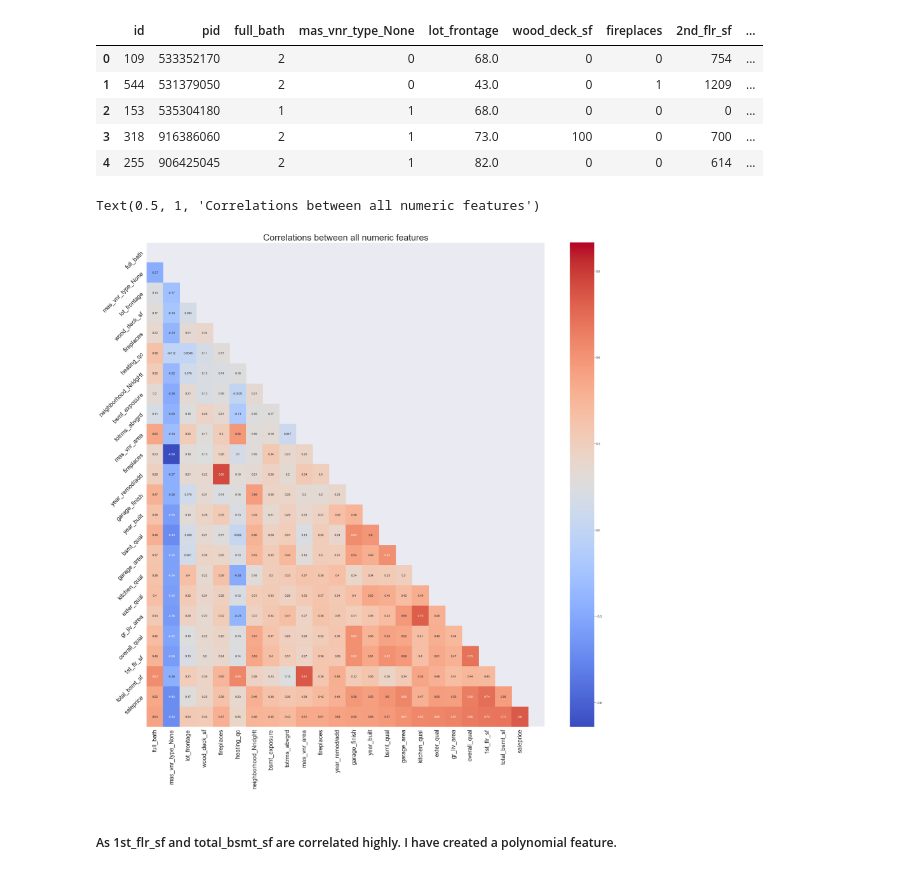
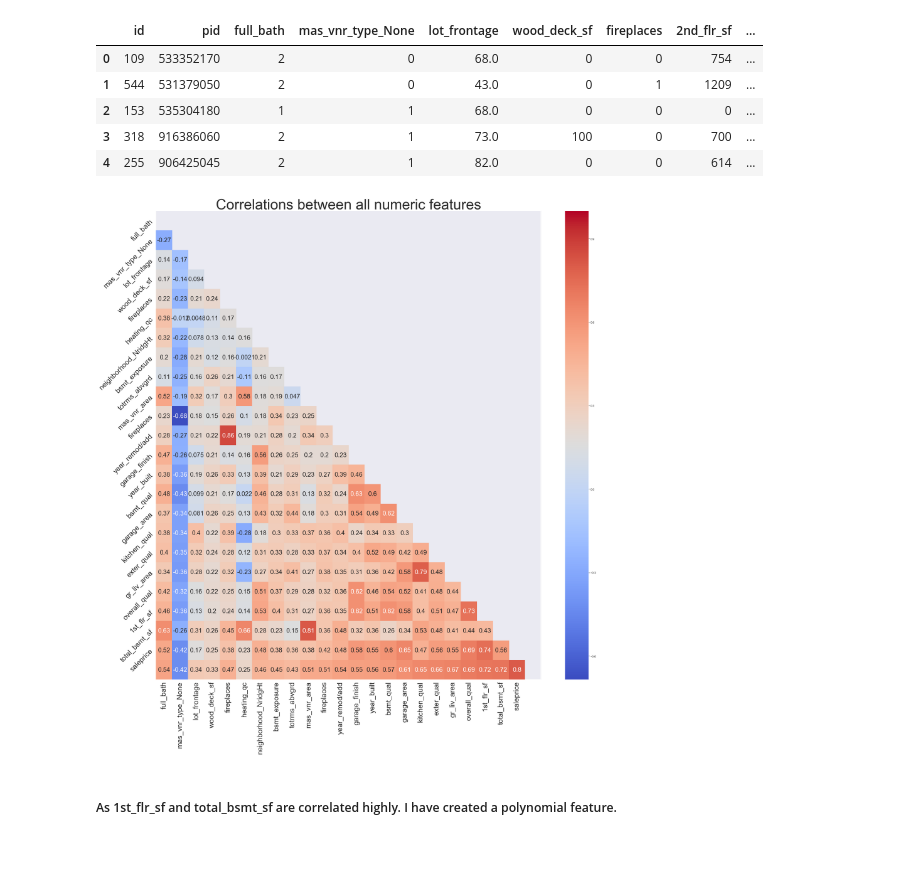
Before and after one commit to Abikannappan/AMES_HouseSalePricePrediction, a Jupyter notebook: Ames Housing Data - Predicting Sales Price.ipynb, the cells around one changed output. Cells and saved outputs as stored; diff of their text form; code cells hidden in the pictures.

```diff
--- a/Ames Housing Data - Predicting Sales Price.ipynb
+++ b/Ames Housing Data - Predicting Sales Price.ipynb
@@ -173,16 +173,17 @@ df.head()
 df['lot_shape']=df['lot_shape'].map({'IR1':1,'IR2':2,'IR3':3,'Reg':4})
 df['utilities']=df['utilities'].map({'AllPub':4,'NoSewr':3, 'NoSeWa':2,'ELO':1})
 df['land_slope']=df['land_slope'].map({'Gtl':1,'Mod':2,'Sev':3})
-
 df['electrical']=df['electrical'].map({'SBrkr':1,'FuseA':2,'FuseF':3,'FuseP':4,'Mix':5})
-df['functional']=df['functional'].map({'Typ':8,'Min1':7,'Min2':6,'Mod':5,'Maj1':4,'Maj2':3,'Sev':2,'Sal':1})
 df['garage_finish']=df['garage_finish'].map({'Fin':3,'RFn':2,'Unf':1,np.nan:0})
 df['paved_drive']=df['paved_drive'].map({'Y':3, 'P':2,'N':1})
 df['fence']=df['fence'].map({'GdPrv':4,'MnPrv':3,'GdWo':2,'MnWw':1,np.nan:0})
 df['bsmt_exposure']=df['bsmt_exposure'].map({'Gd':4,'Av':3,'Mn':2,'No':1,np.nan:0})
+df['functional']=df['functional'].map({'Typ':8,'Min1':7,'Min2':6,'Mod':5,'Maj1':4,'Maj2':3,'Sev':2,
+                                       'Sal':1})
 # %%
 dict1 = {'Ex':5,'Gd':4, 'TA':3,'Fa':2,'Po':1,np.nan:0}
-for col1 in ['exter_qual', 'exter_cond', 'bsmt_qual','bsmt_cond','heating_qc','kitchen_qual','fireplace_qu','garage_qual','garage_cond','pool_qc' ]:
+for col1 in ['exter_qual', 'exter_cond', 'bsmt_qual','bsmt_cond','heating_qc','kitchen_qual',
+             'fireplace_qu','garage_qual','garage_cond','pool_qc' ]:
     df[col1] = df[col1].map(dict1)
 # %%
 dict2 = {'GLQ':6, 'ALQ':5,'BLQ':4,'Rec':3,'LwQ':2,'Unf':1,np.nan:0}
@@ -303,21 +304,21 @@ df_train.head()
 # %%
 # Heatmap to look into the correlation between selected features
 corr = df_train.corr()
 mask = np.zeros_like(corr,dtype=np.bool)
 mask[np.triu_indices_from(mask)]=True
 labels=['full_bath','mas_vnr_type_None','lot_frontage','wood_deck_sf','fireplaces','heating_qc','neighborhood_NridgHt',
         'bsmt_exposure','totrms_abvgrd','mas_vnr_area','fireplaces','year_remod/add',
         'garage_finish','year_built','bsmt_qual','garage_area','kitchen_qual','exter_qual','gr_liv_area','overall_qual',
         '1st_flr_sf','total_bsmt_sf','saleprice']
 plt.subplots(figsize=(30,30))
 ax = plt.axes()
-sns.heatmap(corr,mask=mask,annot = True,cmap="coolwarm",ax=ax)
-ax.set_xticklabels(labels,size = 20)
-ax.set_yticklabels(labels,size = 20,rotation=45)
-ax.set_title('Correlations between all numeric features', size = 30)
+sns.heatmap(corr,mask=mask,annot = True,annot_kws={'size':22},cmap="coolwarm",ax=ax)
+ax.set_xticklabels(labels,size = 25)
+ax.set_yticklabels(labels,size = 25,rotation=45)
+ax.set_title('Correlations between all numeric features', size = 50)
+plt.savefig("heatmap.png")
 # %% [output]
-Text(0.5, 1, 'Correlations between all numeric features')
-[figure, old version]
+[figure, new version]
 # %% [markdown]
 ##### As 1st_flr_sf and total_bsmt_sf are correlated highly. I have created a polynomial feature.
 # %%
```
Also changed, not shown: parts of 1 cell of this notebook, 3 other files.
